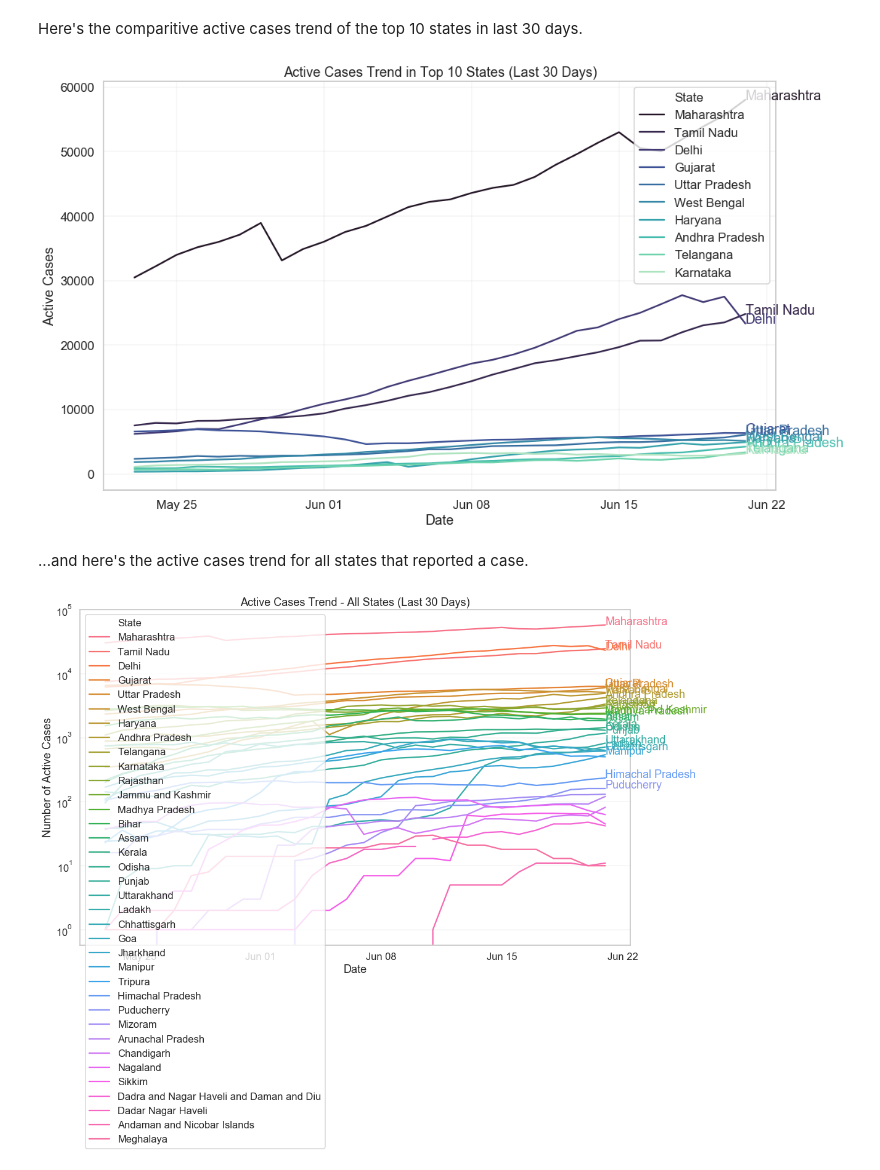
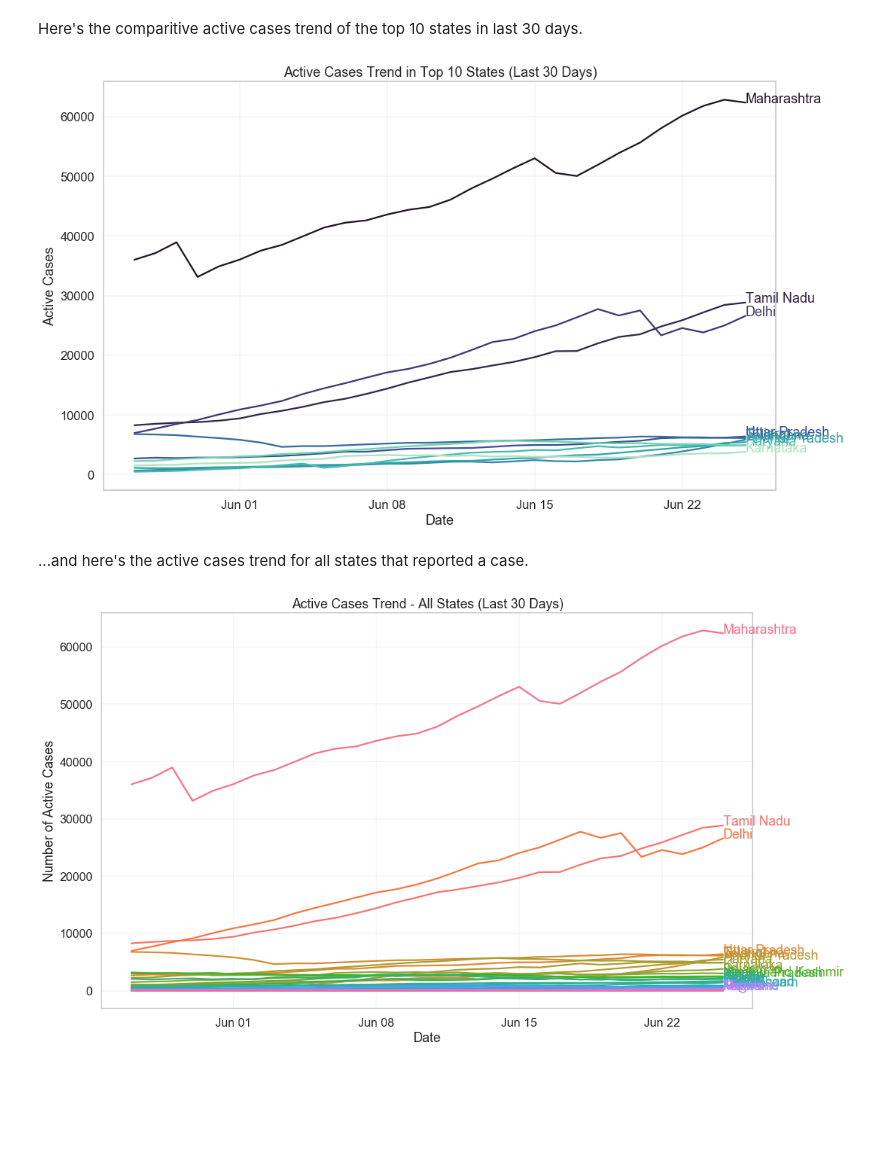
Before and after one commit to amitvsavant/covid19-india-state-timeseries, a Jupyter notebook: src/COVID-19 India Timeseries Visualization.ipynb, the cells around one changed output. Saved outputs shown, nothing was run; the diff lists cells and outputs as text; code cells hidden in the pictures; blank space fills up the shorter version.

```diff
--- a/src/COVID-19 India Timeseries Visualization.ipynb
+++ b/src/COVID-19 India Timeseries Visualization.ipynb
@@ -289,7 +292,7 @@ palette=sns.color_palette("mako", 10)
 sns.set_style("whitegrid")
 sns.set_context("talk", rc={"grid.linewidth": 0.3})
 
-plot = sns.lineplot(x=corona_data_top10.index, y="Active Cases", legend='brief',
+plot = sns.lineplot(x=corona_data_top10.index, y="Active Cases", legend=False,
                   hue="State", hue_order = state_list_top10, palette=palette,
                   data=corona_data_top10)
 
@@ -312,7 +315,7 @@ plt.xlabel('Date')
 plt.ylabel('Active Cases')
 plt.show()
 # %% [output]
-[figure, old version]
+[figure, new version]
 # %% [markdown]
 ...and here's the active cases trend for all states that reported a case.
 # %%
@@ -323,34 +326,34 @@ fig, ax = plt.subplots(figsize=(16,10))
 #plt.figure(figsize=(16, 10))
 
 # Set the scale of the x-and y-axes
-ax.set(yscale="log")
+#ax.set(yscale="log")
 
 #palette=sns.color_palette("Blues_r", corona_data['State'].nunique())
 #palette=sns.color_palette("Paired", corona_data['State'].nunique())
 palette=sns.color_palette("husl", corona_data['State'].nunique())
 sns.set_context("talk")
 
-plot = sns.lineplot(x=corona_data.index, y="Active Cases",
+plot = sns.lineplot(x=corona_data.index, y="Active Cases", legend=False,
                   hue="State", hue_order = state_master_sorted['State'], palette=palette, ax=ax,
                   data=corona_data)
 
 # Set x-axis major ticks to weekly interval, on Mondays
 plot.xaxis.set_major_locator(mdates.WeekdayLocator(byweekday=mdates.MONDAY))
 # Format x-tick labels as 3-letter month name and day number
 plot.xaxis.set_major_formatter(mdates.DateFormatter('%b %d'));
 
 previous_y = 999999999999
 x = full_latest['State'].index[0]
 for i, state in enumerate(state_master_sorted['State']):
     y = state_master_sorted.loc[state_master_sorted['State'] == state]['Active Cases'][0]
     # Do not overlap annotations
     if ((previous_y - y) > 70):
         plot.annotate(state, xy=(x, y),color=palette[i])
     previous_y = y
 
 plt.title('Active Cases Trend - All States (Last 30 Days)')
 plt.xlabel('Date')
 plt.ylabel('Number of Active Cases')
 plt.show()
 # %% [output]
-[figure, old version]
+[figure, new version]
```
Also changed, not shown: parts of 8 cells of this notebook, 1 other file.
